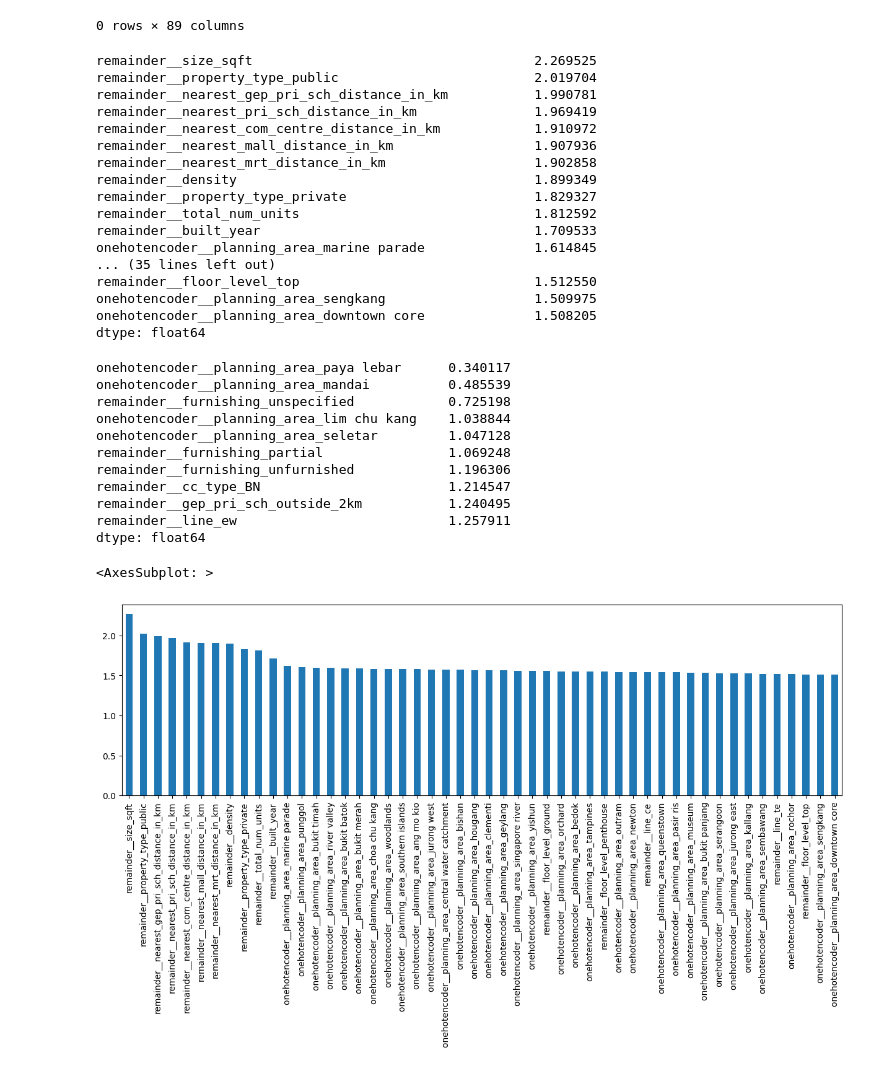
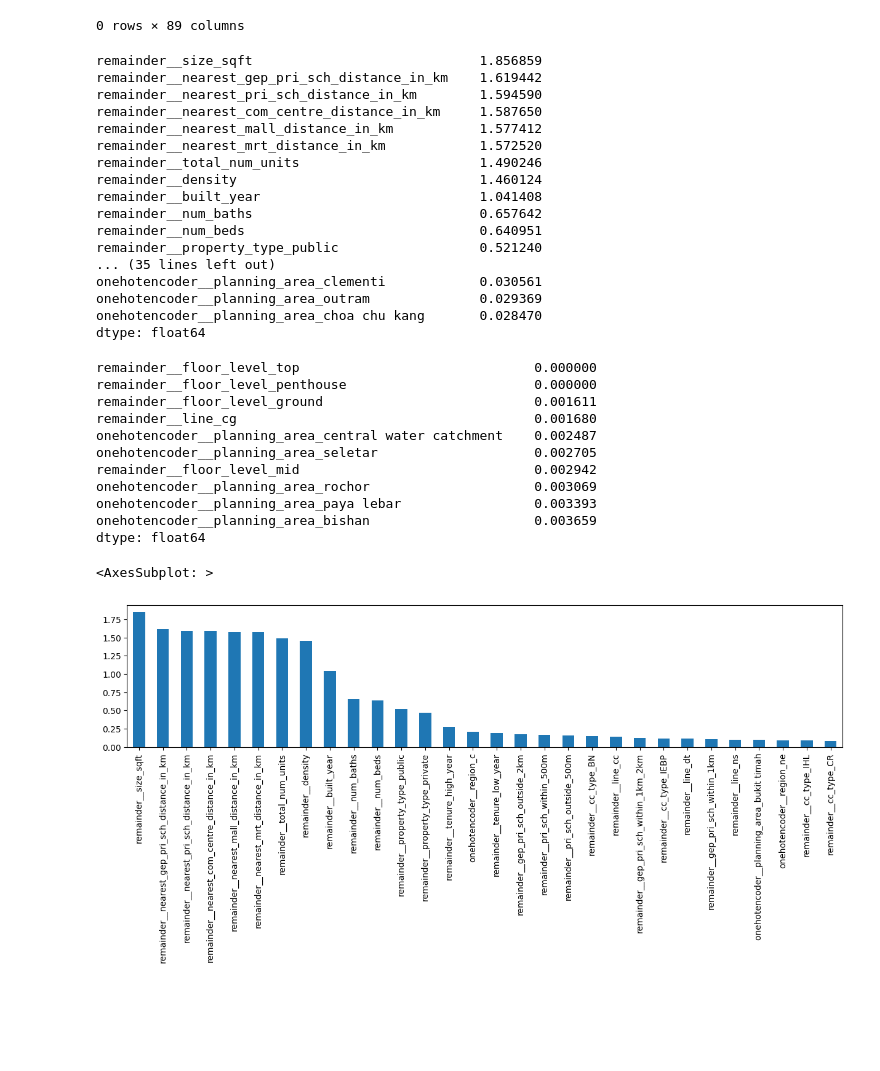
Before and after one commit to coby9241/cs5228-project, a Jupyter notebook: task1/Task1_Soedar-3-Features.ipynb, the cells around one changed output. Saved outputs shown, nothing was run; the diff lists cells and outputs as text; code cells hidden in the pictures; blank space fills up the shorter version.

```diff
--- a/task1/Task1_Soedar-3-Features.ipynb
+++ b/task1/Task1_Soedar-3-Features.ipynb
@@ -136,48 +136,48 @@ transformed_X[transformed_X.isna().any(axis=1)]
 0 rows × 89 columns
 # %%
 # https://guhanesvar.medium.com/feature-selection-based-on-mutual-information-gain-for-classification-and-regression-d0f86ea5262a
-from sklearn.feature_selection import mutual_info_classif
+from sklearn.feature_selection import mutual_info_regression
 
-mutual_info = mutual_info_classif(transformed_X, y_train)
+mutual_info = mutual_info_regression(transformed_X, y_train)
 # %%
 mutual_info = pd.Series(mutual_info)
 mutual_info.index = transformed_X.columns
-mutual_info.sort_values(ascending=False)[0:10]
+mutual_info.sort_values(ascending=False)[0:50]
 # %% [output]
-remainder__size_sqft                                    2.269525
-remainder__property_type_public                         2.019704
-remainder__nearest_gep_pri_sch_distance_in_km           1.990781
-remainder__nearest_pri_sch_distance_in_km               1.969419
-remainder__nearest_com_centre_distance_in_km            1.910972
-remainder__nearest_mall_distance_in_km                  1.907936
-remainder__nearest_mrt_distance_in_km                   1.902858
-remainder__density                                      1.899349
-remainder__property_type_private                        1.829327
-remainder__total_num_units                              1.812592
-remainder__built_year                                   1.709533
-onehotencoder__planning_area_marine parade              1.614845
+remainder__size_sqft                             1.856859
+remainder__nearest_gep_pri_sch_distance_in_km    1.619442
+remainder__nearest_pri_sch_distance_in_km        1.594590
+remainder__nearest_com_centre_distance_in_km     1.587650
+remainder__nearest_mall_distance_in_km           1.577412
+remainder__nearest_mrt_distance_in_km            1.572520
+remainder__total_num_units                       1.490246
+remainder__density                               1.460124
+remainder__built_year                            1.041408
+remainder__num_baths                             0.657642
+remainder__num_beds                              0.640951
+remainder__property_type_public                  0.521240
 ... (35 lines left out)
-remainder__floor_level_top                              1.512550
-onehotencoder__planning_area_sengkang                   1.509975
-onehotencoder__planning_area_downtown core              1.508205
+onehotencoder__planning_area_clementi            0.030561
+onehotencoder__planning_area_outram              0.029369
+onehotencoder__planning_area_choa chu kang       0.028470
 dtype: float64
-# %%
-mutual_info.sort_values()[0:10]
-# %% [output]
-onehotencoder__planning_area_paya lebar      0.340117
-onehotencoder__planning_area_mandai          0.485539
-remainder__furnishing_unspecified            0.725198
-onehotencoder__planning_area_lim chu kang    1.038844
-onehotencoder__planning_area_seletar         1.047128
-remainder__furnishing_partial                1.069248
-remainder__furnishing_unfurnished            1.196306
-remainder__cc_type_BN                        1.214547
-remainder__gep_pri_sch_outside_2km           1.240495
-remainder__line_ew                           1.257911
-dtype: float64
+# %%
+mutual_info.sort_values()[0:10]
+# %% [output]
+remainder__floor_level_top                              0.000000
+remainder__floor_level_penthouse                        0.000000
+remainder__floor_level_ground                           0.001611
+remainder__line_cg                                      0.001680
+onehotencoder__planning_area_central water catchment    0.002487
+onehotencoder__planning_area_seletar                    0.002705
+remainder__floor_level_mid                              0.002942
+onehotencoder__planning_area_rochor                     0.003069
+onehotencoder__planning_area_paya lebar                 0.003393
+onehotencoder__planning_area_bishan                     0.003659
+dtype: float64
 # %%
-mutual_info.sort_values(ascending=False)[0:50].plot.bar(figsize=(15, 4))
+mutual_info.sort_values(ascending=False)[0:30].plot.bar(figsize=(15, 3))
 # %% [output]
 <AxesSubplot: >
-[figure, old version]
+[figure, new version]
 # %%
```
Also changed, not shown: parts of 2 cells of this notebook, 8 other files.
